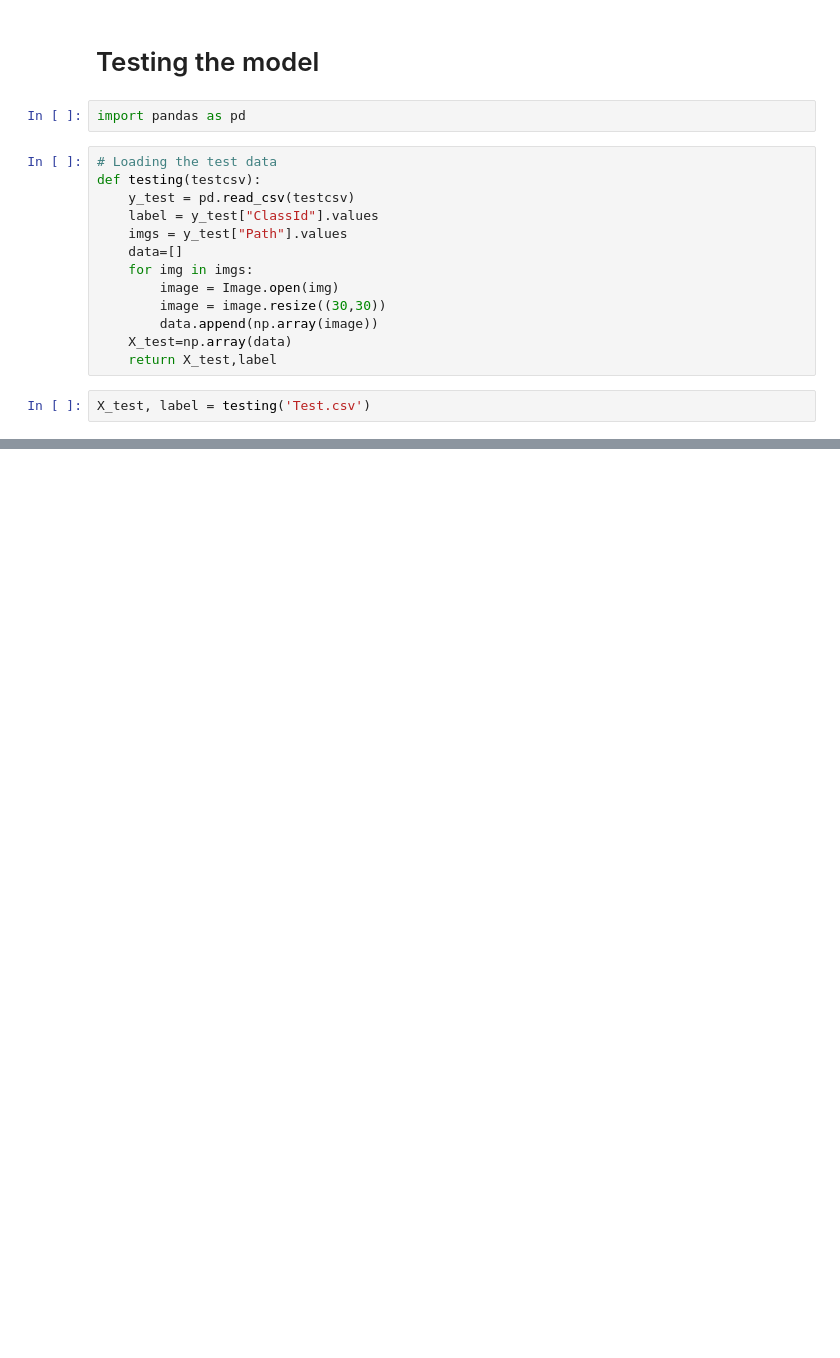
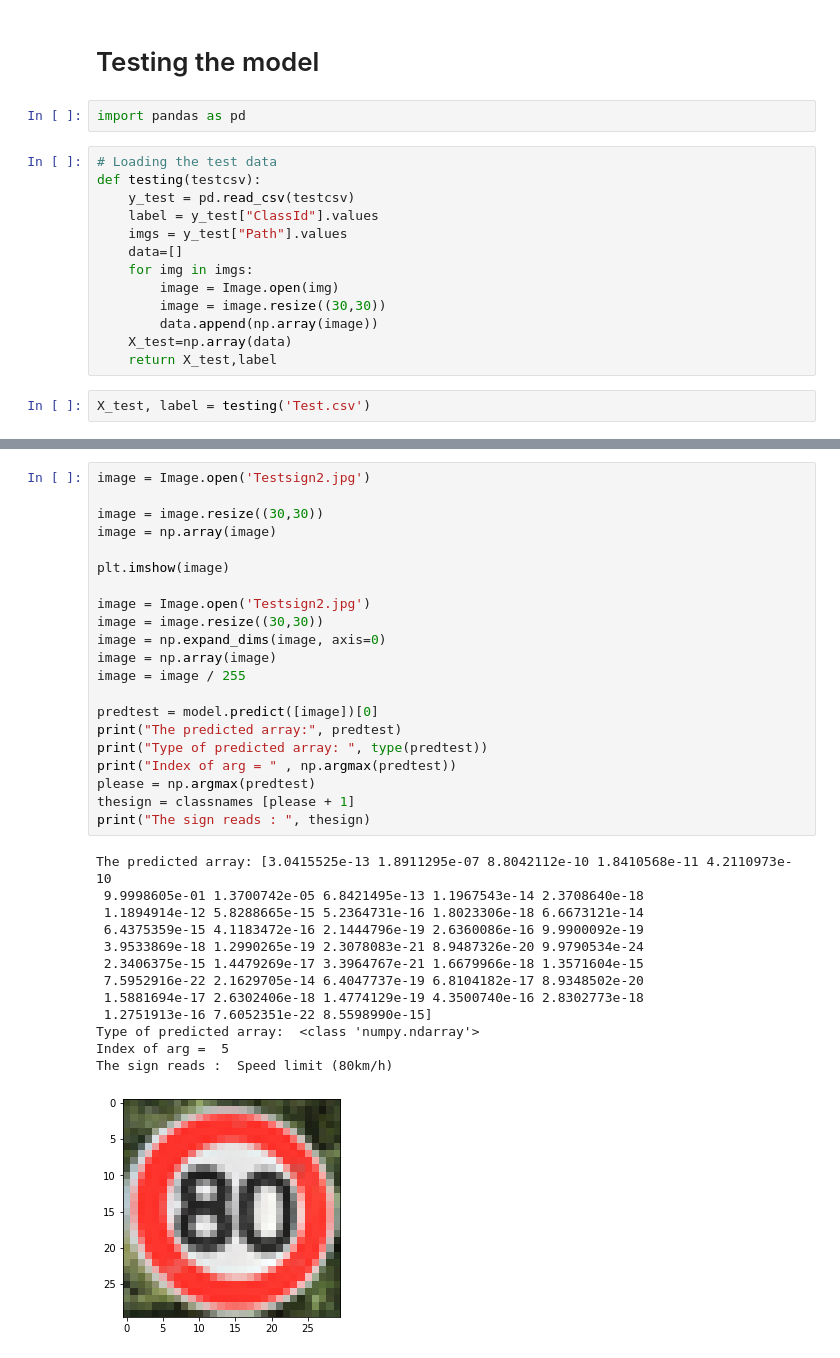
Before and after one commit to VedantPhuse/TrafficSignClassifier, a Jupyter notebook: TrafficSignClassifierKeras.ipynb, the cells around one changed output, grey strips where cells are left out. Drawn from its saved outputs; the diff is of its cells as text; blank space fills up the shorter version.

```diff
--- a/TrafficSignClassifierKeras.ipynb
+++ b/TrafficSignClassifierKeras.ipynb
@@ -229,0 +356,35 @@ print(accuracy_score(label, Y_pred))
+# %%
+image = Image.open('Testsign2.jpg')
+
+image = image.resize((30,30))
+image = np.array(image)
+
+plt.imshow(image)
+
+image = Image.open('Testsign2.jpg')
+image = image.resize((30,30))
+image = np.expand_dims(image, axis=0)
+image = np.array(image)
+image = image / 255
+
+predtest = model.predict([image])[0]
+print("The predicted array:", predtest)
+print("Type of predicted array: ", type(predtest))
+print("Index of arg = " , np.argmax(predtest))
+please = np.argmax(predtest)
+thesign = classnames [please + 1]
+print("The sign reads : ", thesign)
+# %% [output]
+The predicted array: [3.0415525e-13 1.8911295e-07 8.8042112e-10 1.8410568e-11 4.2110973e-10
+ 9.9998605e-01 1.3700742e-05 6.8421495e-13 1.1967543e-14 2.3708640e-18
+ 1.1894914e-12 5.8288665e-15 5.2364731e-16 1.8023306e-18 6.6673121e-14
+ 6.4375359e-15 4.1183472e-16 2.1444796e-19 2.6360086e-16 9.9900092e-19
+ 3.9533869e-18 1.2990265e-19 2.3078083e-21 8.9487326e-20 9.9790534e-24
+ 2.3406375e-15 1.4479269e-17 3.3964767e-21 1.6679966e-18 1.3571604e-15
+ 7.5952916e-22 2.1629705e-14 6.4047737e-19 6.8104182e-17 8.9348502e-20
+ 1.5881694e-17 2.6302406e-18 1.4774129e-19 4.3500740e-16 2.8302773e-18
+ 1.2751913e-16 7.6052351e-22 8.5598990e-15]
+Type of predicted array:  <class 'numpy.ndarray'>
+Index of arg =  5
+The sign reads :  Speed limit (80km/h)
+[figure, added]
```
Also changed, not shown: parts of 28 cells of this notebook.
